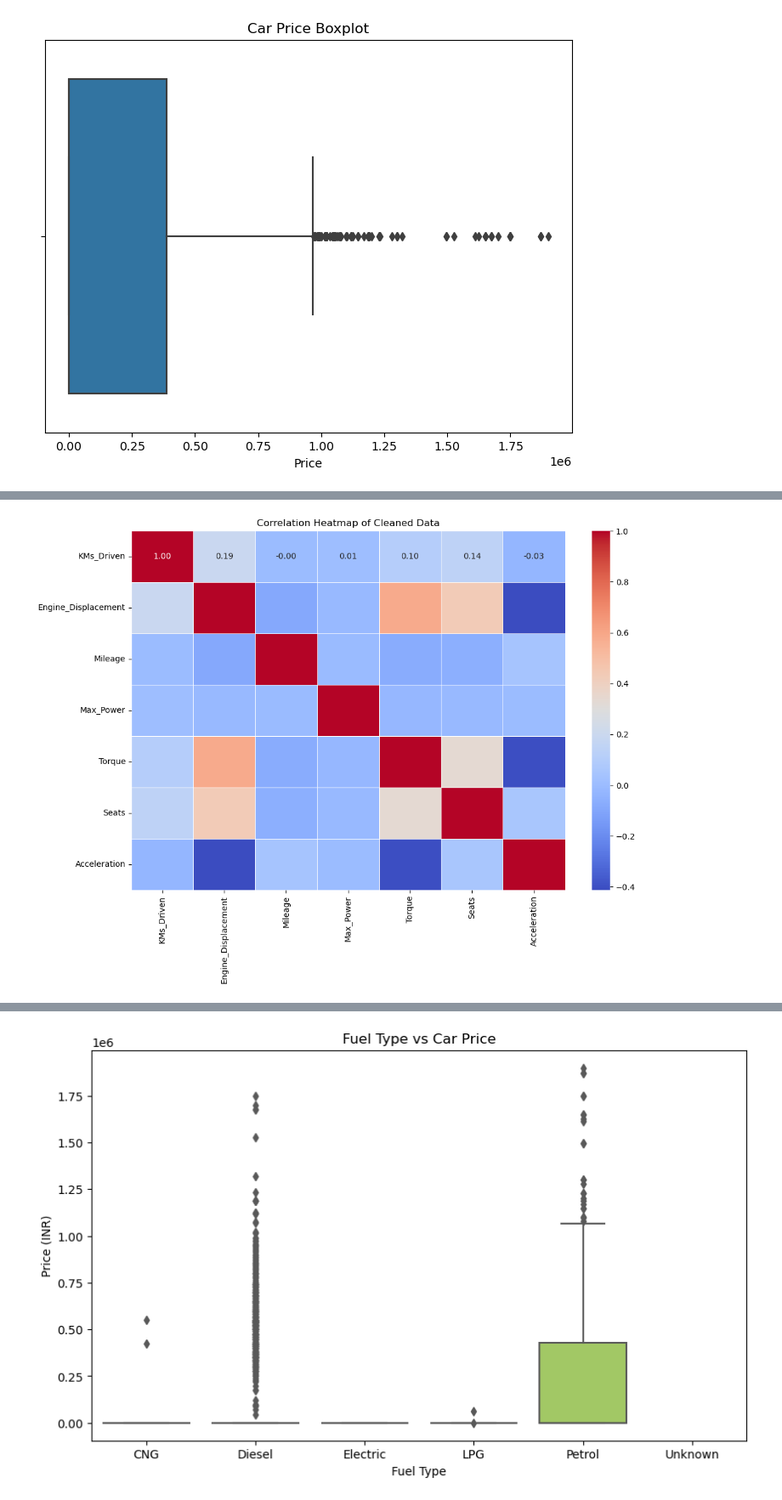
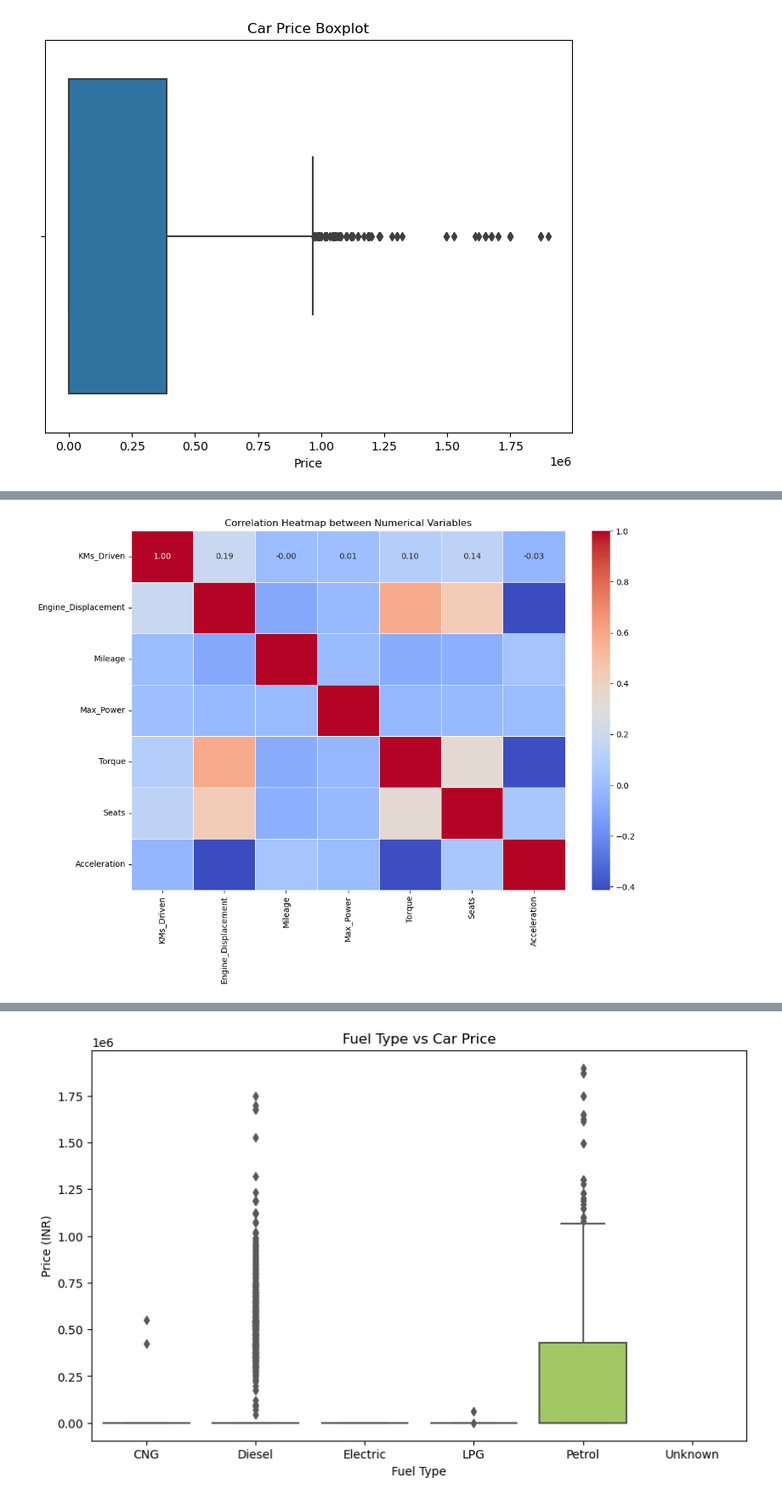
Before and after one commit to FaithMUTIS/Group-2-phase-5-project, a Jupyter notebook: Angela.ipynb, the cells around one changed output, grey strips where cells are left out. Shown at 85% size. Saved outputs shown, nothing was run; the diff lists cells and outputs as text; code cells hidden in the pictures.

```diff
--- a/Angela.ipynb
+++ b/Angela.ipynb
@@ -415,11 +437,11 @@ plt.show()
 # %%
 # Correlation Heatmap between Numerical Variables
 
 plt.figure(figsize=(12, 8))
 numerical_cols = ['KMs_Driven', 'Engine_Displacement', 'Mileage', 'Max_Power', 'Torque', 'Seats', 'Acceleration']
 correlation_matrix = combined_df[numerical_cols].corr()
 sns.heatmap(correlation_matrix, annot=True, cmap='coolwarm', fmt='.2f', linewidths=0.5)
-plt.title('Correlation Heatmap of Cleaned Data')
+plt.title('Correlation Heatmap between Numerical Variables')
 plt.show()
 # %% [output]
-[figure, old version]
+[figure, new version]
```
Also changed, not shown: parts of 27 cells of this notebook.
